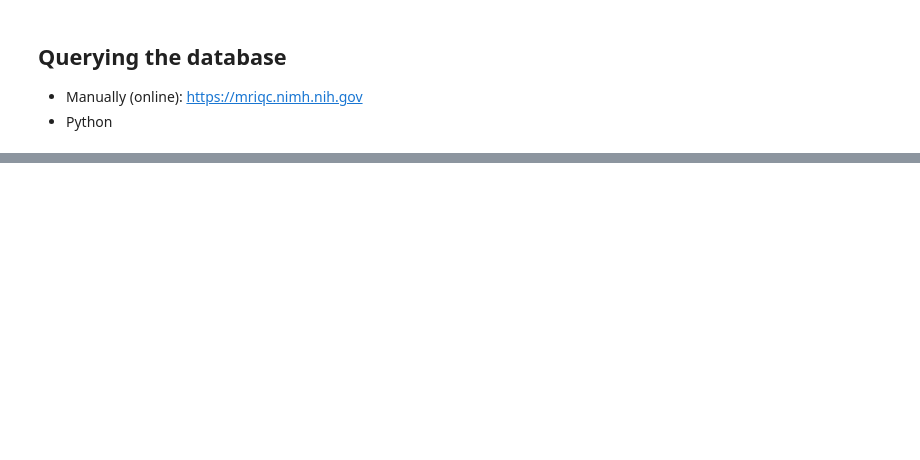
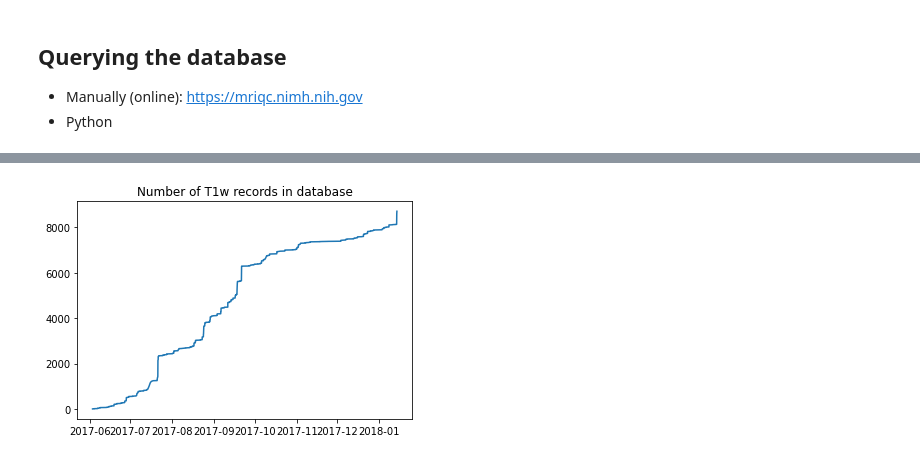
Before and after one commit to neurohackademy/nh2020-curriculum, a Jupyter notebook: we-nipreps-esteban/03-crowdmri.ipynb, the cells around one changed output, grey strips where cells are left out. Saved outputs shown, nothing was run; the diff lists cells and outputs as text; code cells hidden in the pictures; blank space fills up the shorter version.

```diff
--- a/we-nipreps-esteban/03-crowdmri.ipynb
+++ b/we-nipreps-esteban/03-crowdmri.ipynb
@@ -75,0 +90,6 @@ df_t1w_unique = df_t1w.drop_duplicates(subset=['provenance.md5sum'])
+# %%
+ax = plt.subplot(111)
+ax.plot(dates_t1w_u, list(range(1, len(dates_t1w_u) + 1)), label='unique')
+ax.set_title('Number of T1w records in database');
+# %% [output]
+[figure, added]
```
Also changed, not shown: parts of 5 cells of this notebook.
